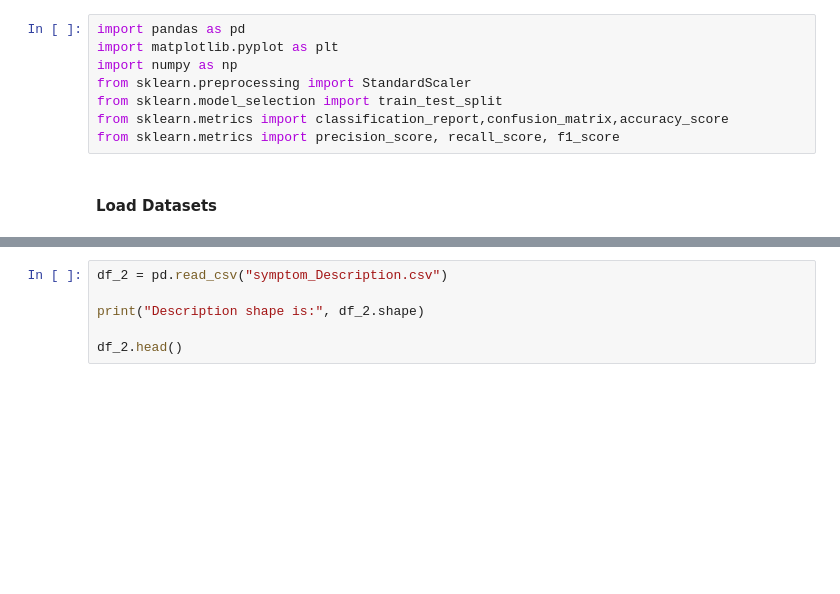
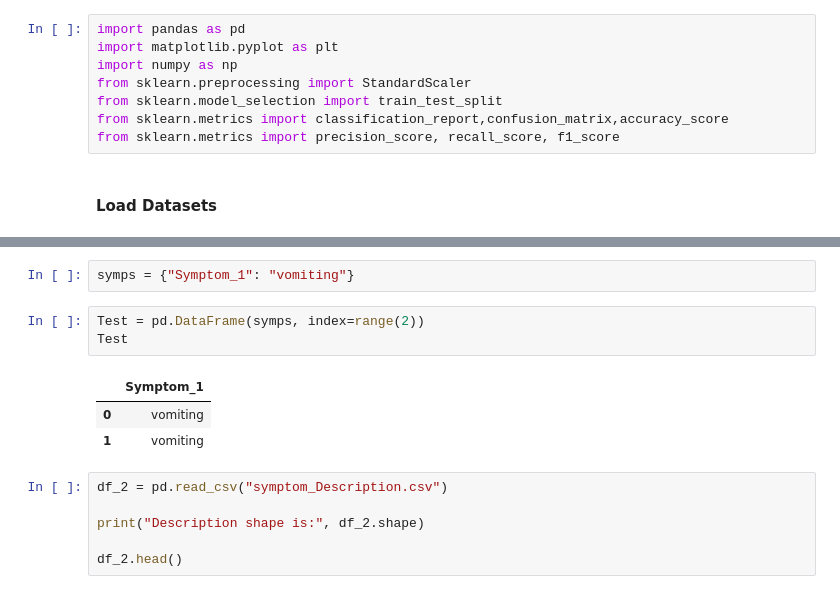
Before and after one commit to TheBlueZayn/Disease-Symptom-Prediction, a Jupyter notebook: sympt.ipynb, the cells around one changed output, grey strips where cells are left out. Saved outputs shown, nothing was run; the diff lists cells and outputs as text; blank space fills up the shorter version.

```diff
--- a/sympt.ipynb
+++ b/sympt.ipynb
@@ -24,6 +24,15 @@ Dataset shape is: (4920, 18)
 | 4917 | Urinary tract infection | burning_micturition | bladder_discomfort | foul_smell_of urine | continuous_feel_of_urine | NaN | NaN | NaN | NaN | ... |
 | 4918 | Psoriasis | skin_rash | joint_pain | skin_peeling | silver_like_dusting | small_dents_in_nails | inflammatory_nails | NaN | NaN | ... |
 | 4919 | Impetigo | skin_rash | high_fever | blister | red_sore_around_nose | yellow_crust_ooze | NaN | NaN | NaN | ... |
+# %%
+symps = {"Symptom_1": "vomiting"}
+# %%
+Test = pd.DataFrame(symps, index=range(2))
+Test
+# %% [output]
+|  | Symptom_1 |
+| 0 | vomiting |
+| 1 | vomiting |
 # %%
 df_2 = pd.read_csv("symptom_Description.csv")
 
```
Also changed, not shown: parts of 9 cells of this notebook.
